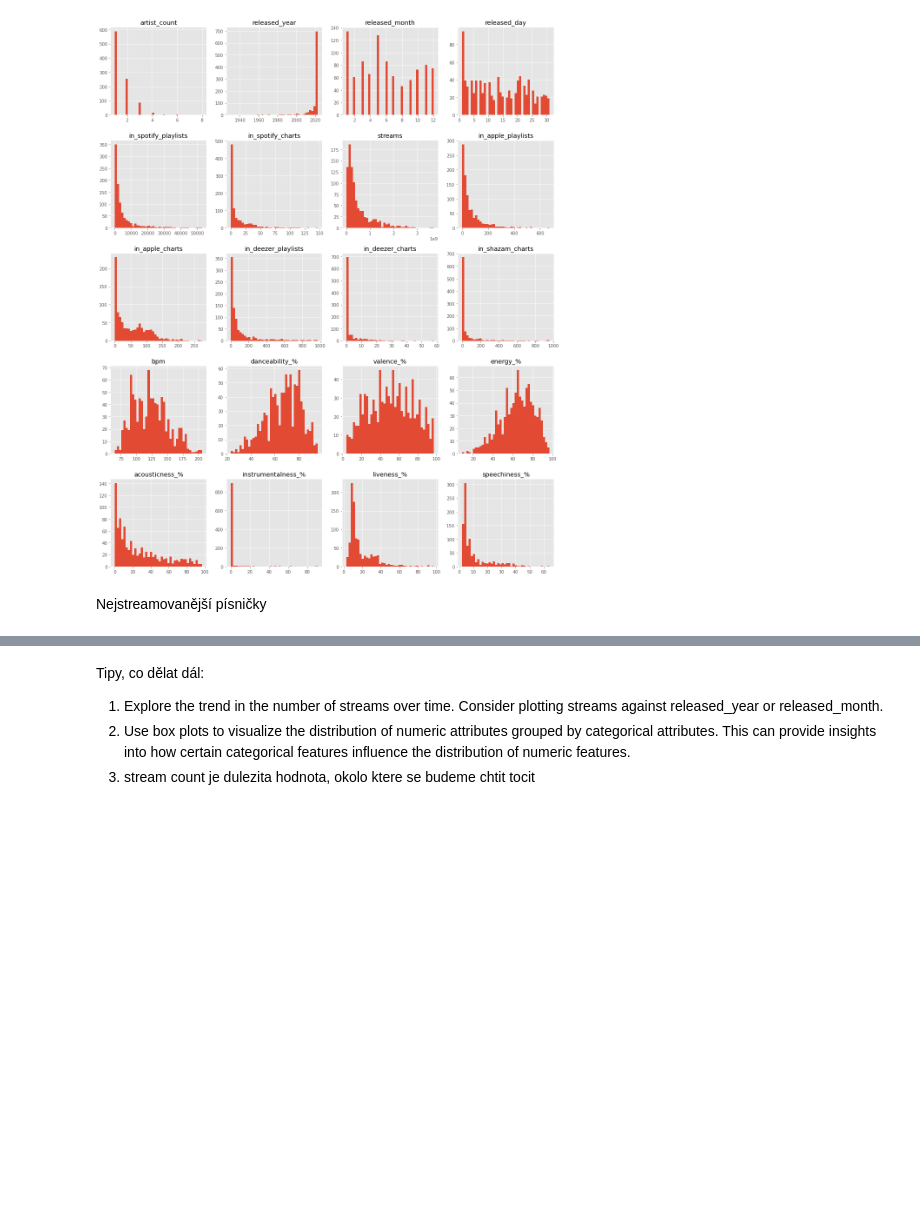
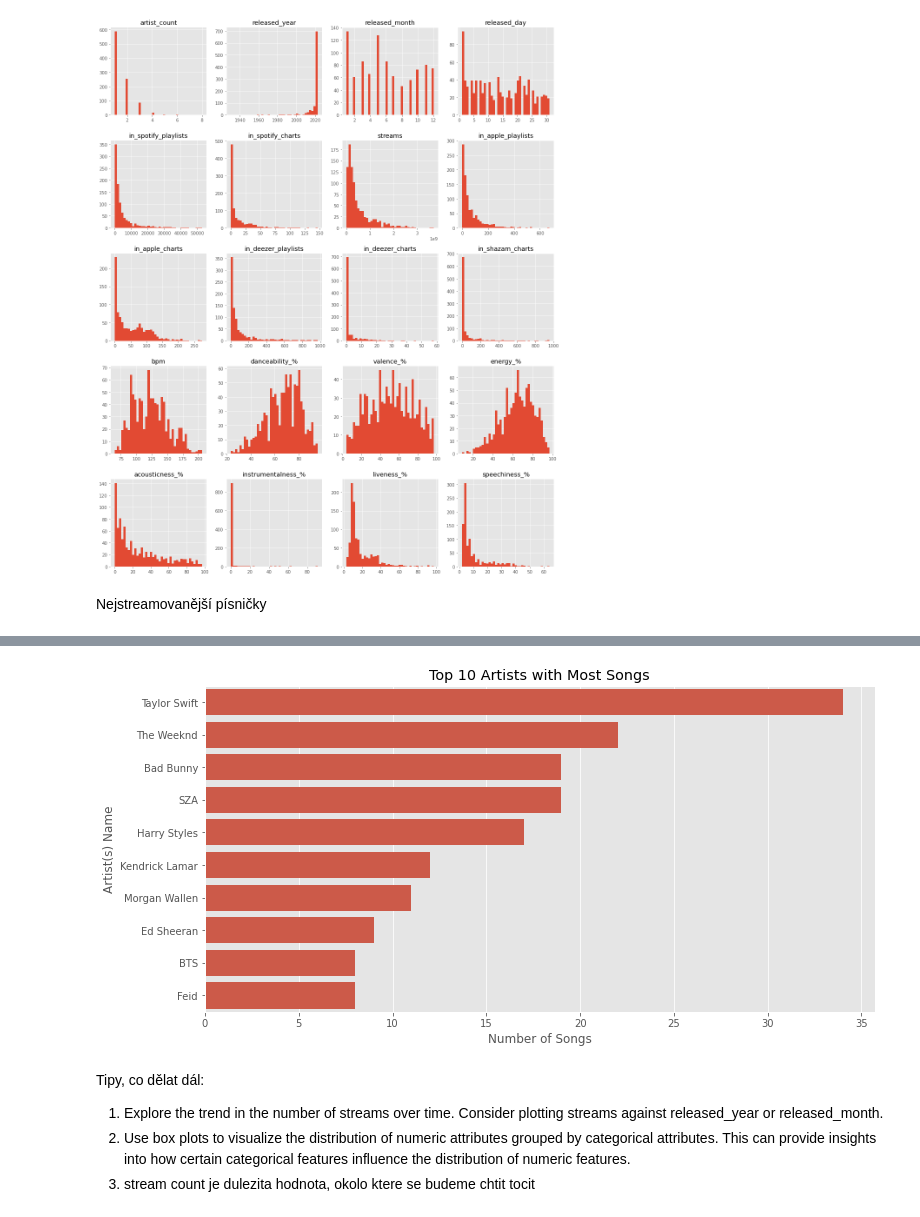
Before and after one commit to Filda99/FIT-UPA, a Jupyter notebook: proj2/upa_proj2.ipynb, the cells around one changed output, grey strips where cells are left out. Drawn from its saved outputs; the diff is of its cells as text; code cells hidden in the pictures; blank space fills up the shorter version.

```diff
--- a/proj2/upa_proj2.ipynb
+++ b/proj2/upa_proj2.ipynb
@@ -185,3 +186,14 @@ plt.show()
+# %%
+top_artists = data['artist(s)_name'].value_counts().head(10)
+
+plt.figure(figsize=(12, 6))
+sns.barplot(x=top_artists.values, y=top_artists.index)
+plt.xlabel('Number of Songs')
+plt.ylabel('Artist(s) Name')
+plt.title('Top 10 Artists with Most Songs')
+plt.show()
+# %% [output]
+[figure, added]
 # %% [markdown]
 Tipy, co dělat dál:
 1. Explore the trend in the number of streams over time. Consider plotting streams against released_year or released_month.
```
Also changed, not shown: parts of 18 cells of this notebook.
